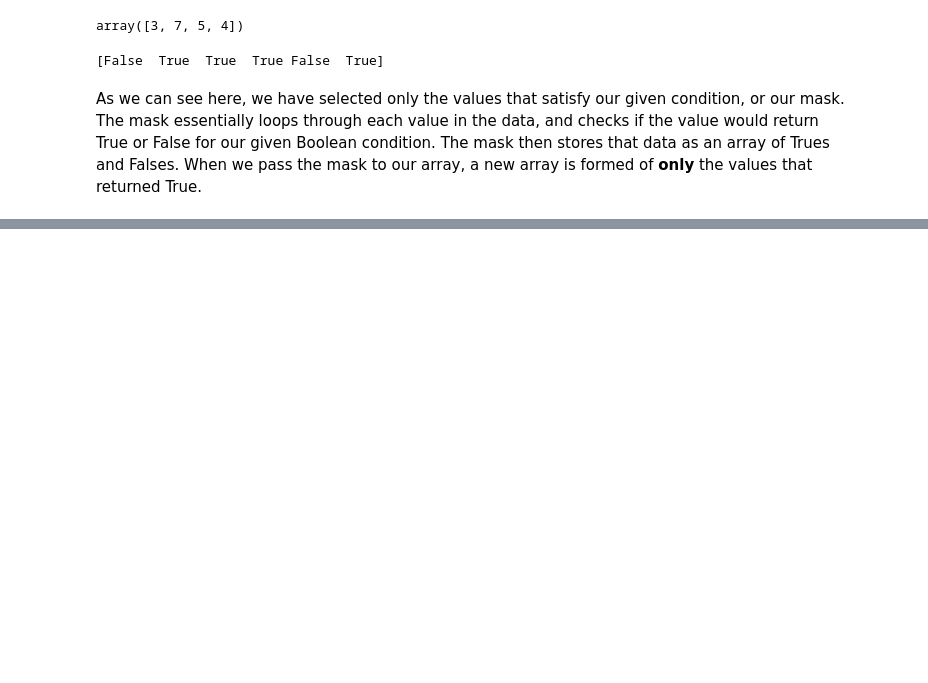
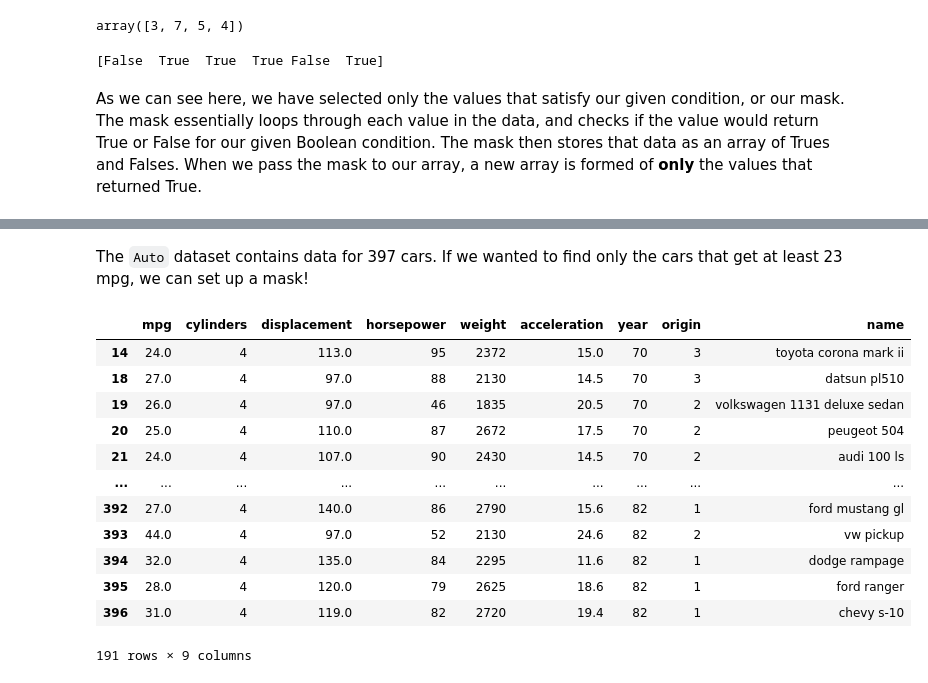
Before and after one commit to jacknuge28/Projects, a Jupyter notebook: Cheatsheet.ipynb, the cells around one changed output, grey strips where cells are left out. Cells and saved outputs as stored; diff of their text form; code cells hidden in the pictures; blank space fills up the shorter version.

```diff
--- a/Cheatsheet.ipynb
+++ b/Cheatsheet.ipynb
@@ -706,2 +713,3 @@ As we can see here, we have selected only the values that satisfy our given cond
 # %%
-# Put test dataset in github, always have avail?
+auto = pd.read_csv('https://raw.githubusercontent.com/jacknuge28/Projects/main/Datasets/Auto.csv')
+auto.head()
@@ -707,0 +735,20 @@ As we can see here, we have selected only the values that satisfy our given cond
+# %% [markdown]
+The `Auto` dataset contains data for 397 cars. If we wanted to find only the cars that get at least 23 mpg, we can set up a mask!
+# %%
+mpg_mask = auto['mpg'] > 23 # Step 1, define the mask
+masked_auto = auto[mpg_mask] # Step 2, apply the mask
+masked_auto # Step 3, print the new data!
+# %% [output]
+|  | mpg | cylinders | displacement | horsepower | weight | acceleration | year | origin | name |
+| 14 | 24.0 | 4 | 113.0 | 95 | 2372 | 15.0 | 70 | 3 | toyota corona mark ii |
+| 18 | 27.0 | 4 | 97.0 | 88 | 2130 | 14.5 | 70 | 3 | datsun pl510 |
+| 19 | 26.0 | 4 | 97.0 | 46 | 1835 | 20.5 | 70 | 2 | volkswagen 1131 deluxe sedan |
+| 20 | 25.0 | 4 | 110.0 | 87 | 2672 | 17.5 | 70 | 2 | peugeot 504 |
+| 21 | 24.0 | 4 | 107.0 | 90 | 2430 | 14.5 | 70 | 2 | audi 100 ls |
+| ... | ... | ... | ... | ... | ... | ... | ... | ... | ... |
+| 392 | 27.0 | 4 | 140.0 | 86 | 2790 | 15.6 | 82 | 1 | ford mustang gl |
+| 393 | 44.0 | 4 | 97.0 | 52 | 2130 | 24.6 | 82 | 2 | vw pickup |
+| 394 | 32.0 | 4 | 135.0 | 84 | 2295 | 11.6 | 82 | 1 | dodge rampage |
+| 395 | 28.0 | 4 | 120.0 | 79 | 2625 | 18.6 | 82 | 1 | ford ranger |
+| 396 | 31.0 | 4 | 119.0 | 82 | 2720 | 19.4 | 82 | 1 | chevy s-10 |
+191 rows × 9 columns
```
Also changed, not shown: parts of 27 cells of this notebook.
